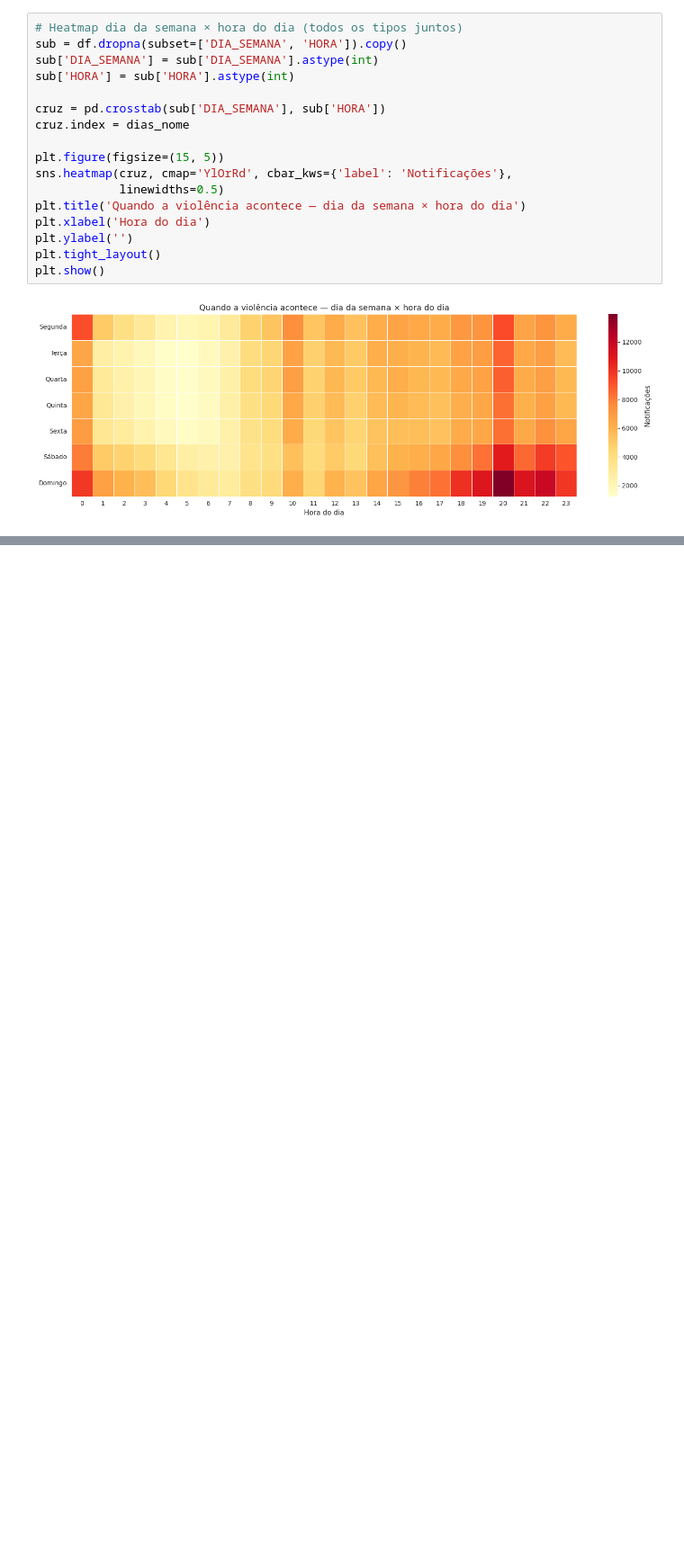
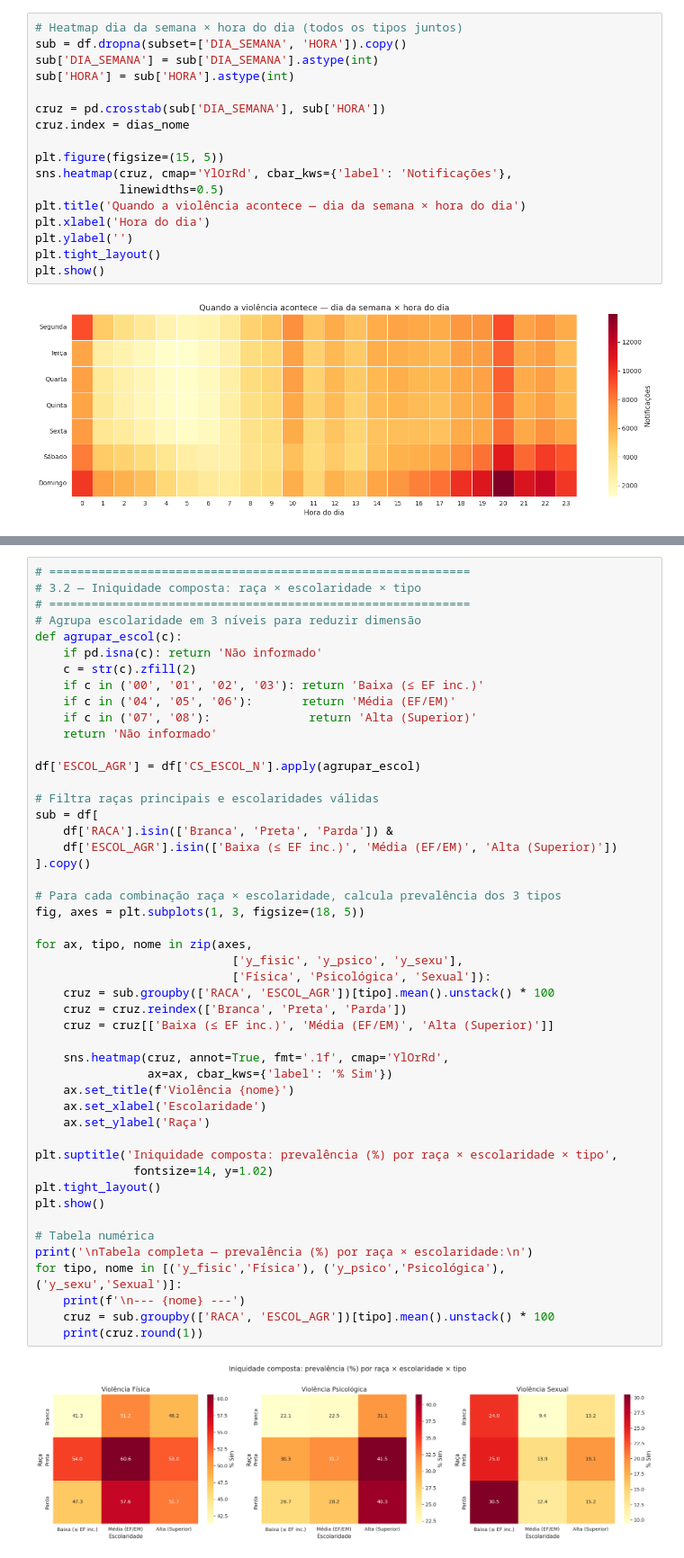
Before and after one commit to RafaelaMlucca/AnaliseViolMulher, a Jupyter notebook: 04_descritiva_v3.ipynb, the cells around one changed output, grey strips where cells are left out. Shown at 90% size. Saved outputs shown, nothing was run; the diff lists cells and outputs as text; blank space fills up the shorter version.

```diff
--- a/04_descritiva_v3.ipynb
+++ b/04_descritiva_v3.ipynb
@@ -1400,0 +1546,50 @@ plt.show()
+# %%
+# ============================================================
+# 3.2 — Iniquidade composta: raça × escolaridade × tipo
+# ============================================================
+# Agrupa escolaridade em 3 níveis para reduzir dimensão
+def agrupar_escol(c):
+    if pd.isna(c): return 'Não informado'
+    c = str(c).zfill(2)
+    if c in ('00', '01', '02', '03'): return 'Baixa (≤ EF inc.)'
+    if c in ('04', '05', '06'):       return 'Média (EF/EM)'
+    if c in ('07', '08'):              return 'Alta (Superior)'
+    return 'Não informado'
+
+df['ESCOL_AGR'] = df['CS_ESCOL_N'].apply(agrupar_escol)
+
+# Filtra raças principais e escolaridades válidas
+sub = df[
+    df['RACA'].isin(['Branca', 'Preta', 'Parda']) &
+    df['ESCOL_AGR'].isin(['Baixa (≤ EF inc.)', 'Média (EF/EM)', 'Alta (Superior)'])
+].copy()
+
+# Para cada combinação raça × escolaridade, calcula prevalência dos 3 tipos
+fig, axes = plt.subplots(1, 3, figsize=(18, 5))
+
+for ax, tipo, nome in zip(axes,
+                            ['y_fisic', 'y_psico', 'y_sexu'],
+                            ['Física', 'Psicológica', 'Sexual']):
+    cruz = sub.groupby(['RACA', 'ESCOL_AGR'])[tipo].mean().unstack() * 100
+    cruz = cruz.reindex(['Branca', 'Preta', 'Parda'])
+    cruz = cruz[['Baixa (≤ EF inc.)', 'Média (EF/EM)', 'Alta (Superior)']]
+
+    sns.heatmap(cruz, annot=True, fmt='.1f', cmap='YlOrRd',
+                ax=ax, cbar_kws={'label': '% Sim'})
+    ax.set_title(f'Violência {nome}')
+    ax.set_xlabel('Escolaridade')
+    ax.set_ylabel('Raça')
+
+plt.suptitle('Iniquidade composta: prevalência (%) por raça × escolaridade × tipo',
+              fontsize=14, y=1.02)
+plt.tight_layout()
+plt.show()
+
+# Tabela numérica
+print('\nTabela completa — prevalência (%) por raça × escolaridade:\n')
+for tipo, nome in [('y_fisic','Física'), ('y_psico','Psicológica'), ('y_sexu','Sexual')]:
+    print(f'\n--- {nome} ---')
+    cruz = sub.groupby(['RACA', 'ESCOL_AGR'])[tipo].mean().unstack() * 100
+    print(cruz.round(1))
+# %% [output]
+[figure, added]
```
Also changed, not shown: parts of 5 cells of this notebook.
